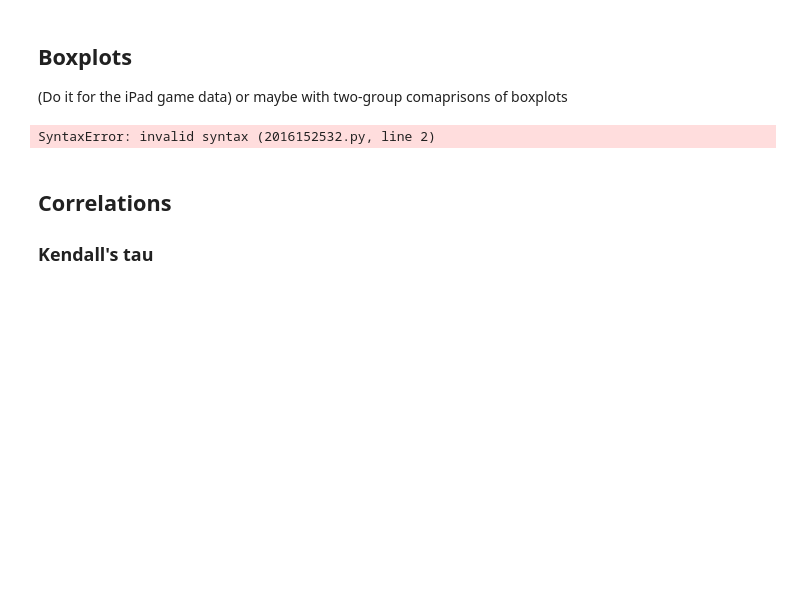
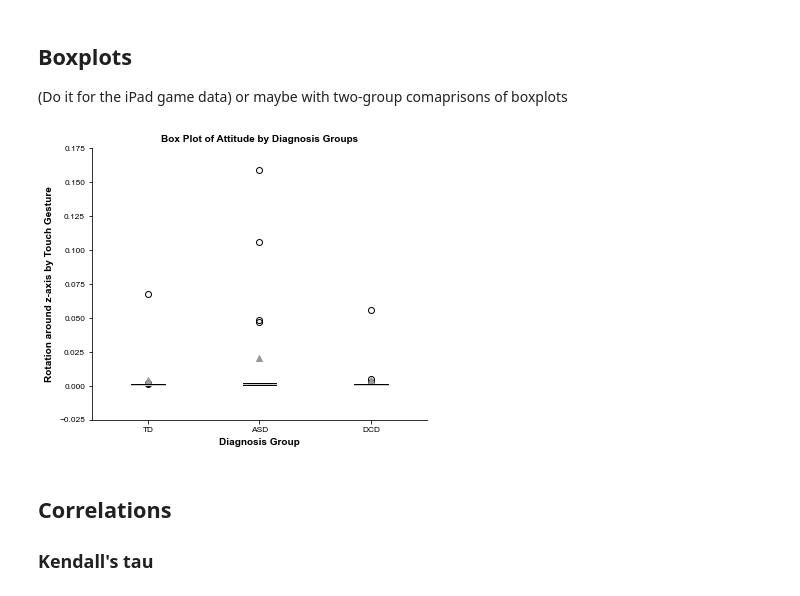
Before and after one commit to sinem-ay/movement-analysis, a Jupyter notebook: analysis.ipynb, the cells around one changed output. Cells and saved outputs as stored; diff of their text form; code cells hidden in the pictures; blank space fills up the shorter version.

```diff
--- a/analysis.ipynb
+++ b/analysis.ipynb
@@ -253,29 +253,31 @@ df1.describe()
 ## Boxplots
 (Do it for the iPad game data) or maybe with two-group comaprisons of boxplots
 # %%
+from matplotlib import style
 import matplotlib.pyplot as plt
+plt.style.use('apa.mplstyle')
 
-fig = plt.figure(figsize= (10, 10))
+fig = plt.figure(figsize= (6,5))
 ax = fig.add_subplot(111)
 
-ax.set_title("Box Plot of Directness by Diagnosis Groups", fontsize= 20)
+ax.set_title("Box Plot of Attitude by Diagnosis Groups", fontsize= 10)
 ax.set
 
-data = [df1['DirectnessIndexStdDev'][df1['Group'] == 1],
-        df1['DirectnessIndexStdDev'][df1['Group'] == 2],
-        df1['DirectnessIndexStdDev'][df1['Group'] == 3]]
+data = [df1['AttitudeStdDev_x'][df1['Group'] == 1],
+        df1['AttitudeStdDev_x'][df1['Group'] == 2],
+        df1['AttitudeStdDev_x'][df1['Group'] == 3]]
 
 ax.boxplot(data,
            labels= ['TD', 'ASD', 'DCD'],
            showmeans= True)
 
 plt.xlabel("Diagnosis Group")
-plt.ylabel("Directness of Touch Gesture")
+plt.ylabel("Rotation around z-axis by Touch Gesture")
 
-plt.savefig('box-directness.png')
+#plt.savefig('box-attitude.png')
 plt.show()
 # %% [output]
-SyntaxError: invalid syntax (2016152532.py, line 2)
+[figure, added]
 # %% [markdown]
 ## Correlations
 ### Kendall's tau
```
